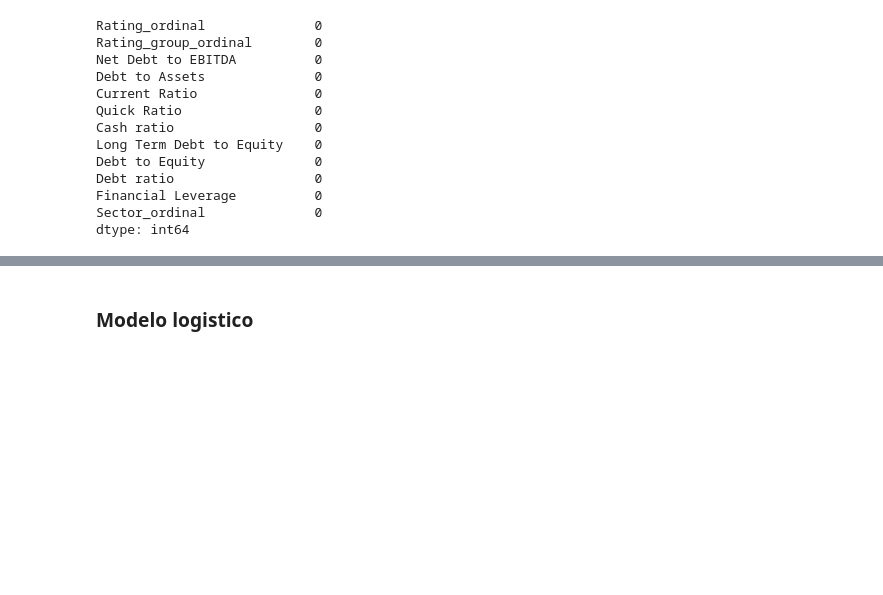
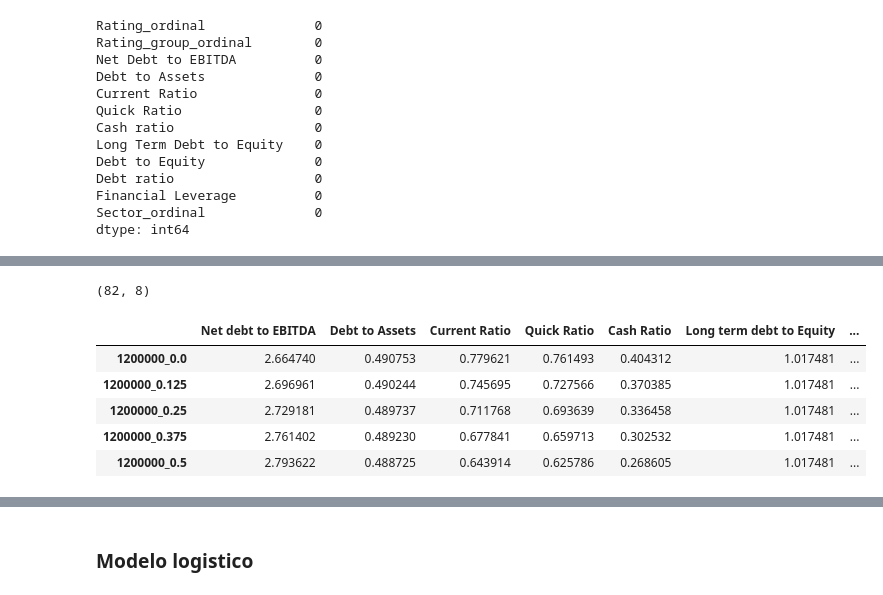
Before and after one commit to RubenPhy/rating_analisis, a Jupyter notebook: 5_use_the_model.ipynb, the cells around one changed output, grey strips where cells are left out. Drawn from its saved outputs; the diff is of its cells as text; code cells hidden in the pictures; blank space fills up the shorter version.

```diff
--- a/5_use_the_model.ipynb
+++ b/5_use_the_model.ipynb
@@ -119,0 +205,15 @@ dtype: int64
+# %%
+# Rename the columns of df_analisis with the values in df_ratios
+df_analisis.columns = df_ratios.values.flatten()
+print(df_analisis.shape)
+# rename the index of df_analisis with the list_
+df_analisis.index = list_
+df_analisis.head()
+# %% [output]
+(82, 8)
+|  | Net debt to EBITDA | Debt to Assets | Current Ratio | Quick Ratio | Cash Ratio | Long term debt to Equity | ... |
+| 1200000_0.0 | 2.664740 | 0.490753 | 0.779621 | 0.761493 | 0.404312 | 1.017481 | ... |
+| 1200000_0.125 | 2.696961 | 0.490244 | 0.745695 | 0.727566 | 0.370385 | 1.017481 | ... |
+| 1200000_0.25 | 2.729181 | 0.489737 | 0.711768 | 0.693639 | 0.336458 | 1.017481 | ... |
+| 1200000_0.375 | 2.761402 | 0.489230 | 0.677841 | 0.659713 | 0.302532 | 1.017481 | ... |
+| 1200000_0.5 | 2.793622 | 0.488725 | 0.643914 | 0.625786 | 0.268605 | 1.017481 | ... |
```
Also changed, not shown: parts of 22 cells of this notebook, 3 other files.
